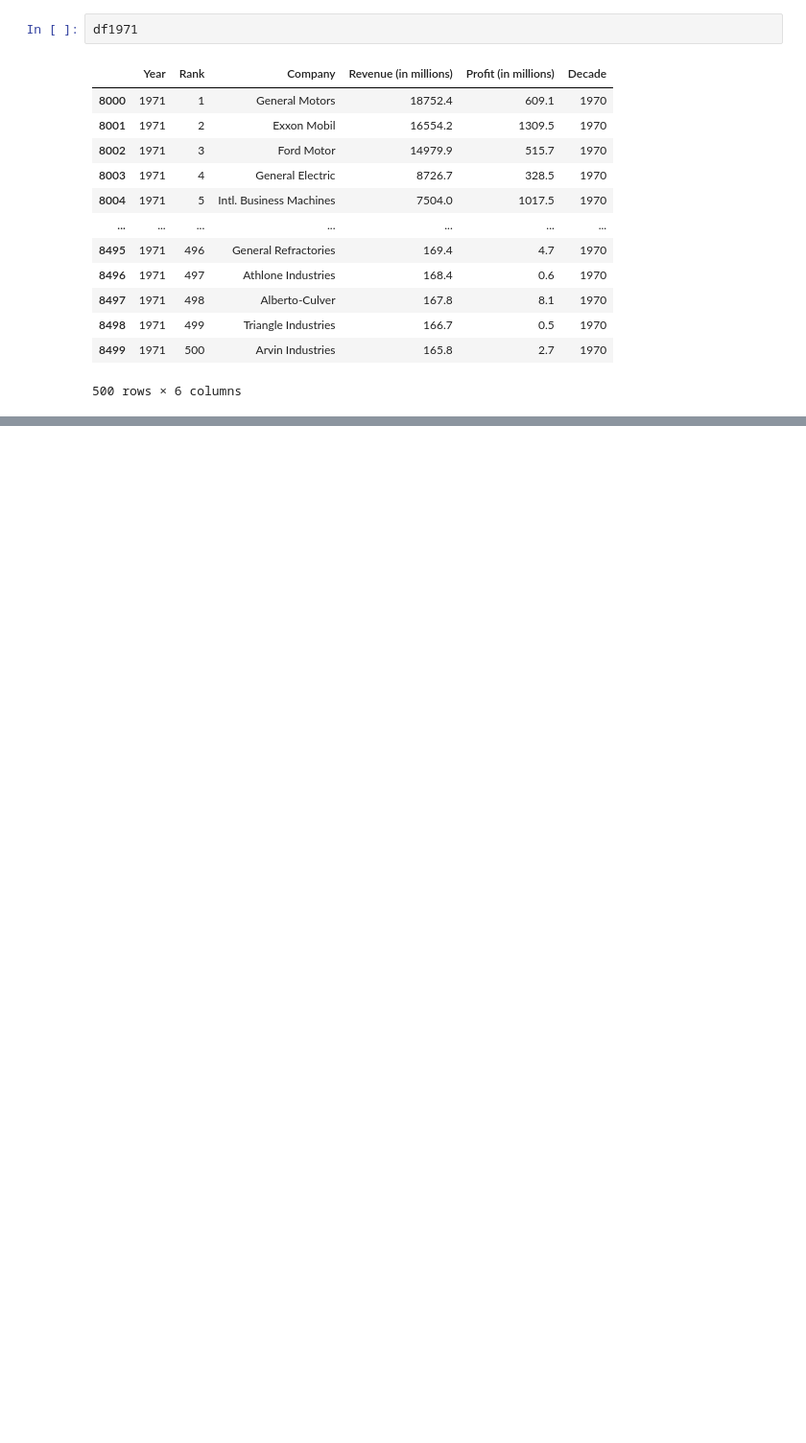
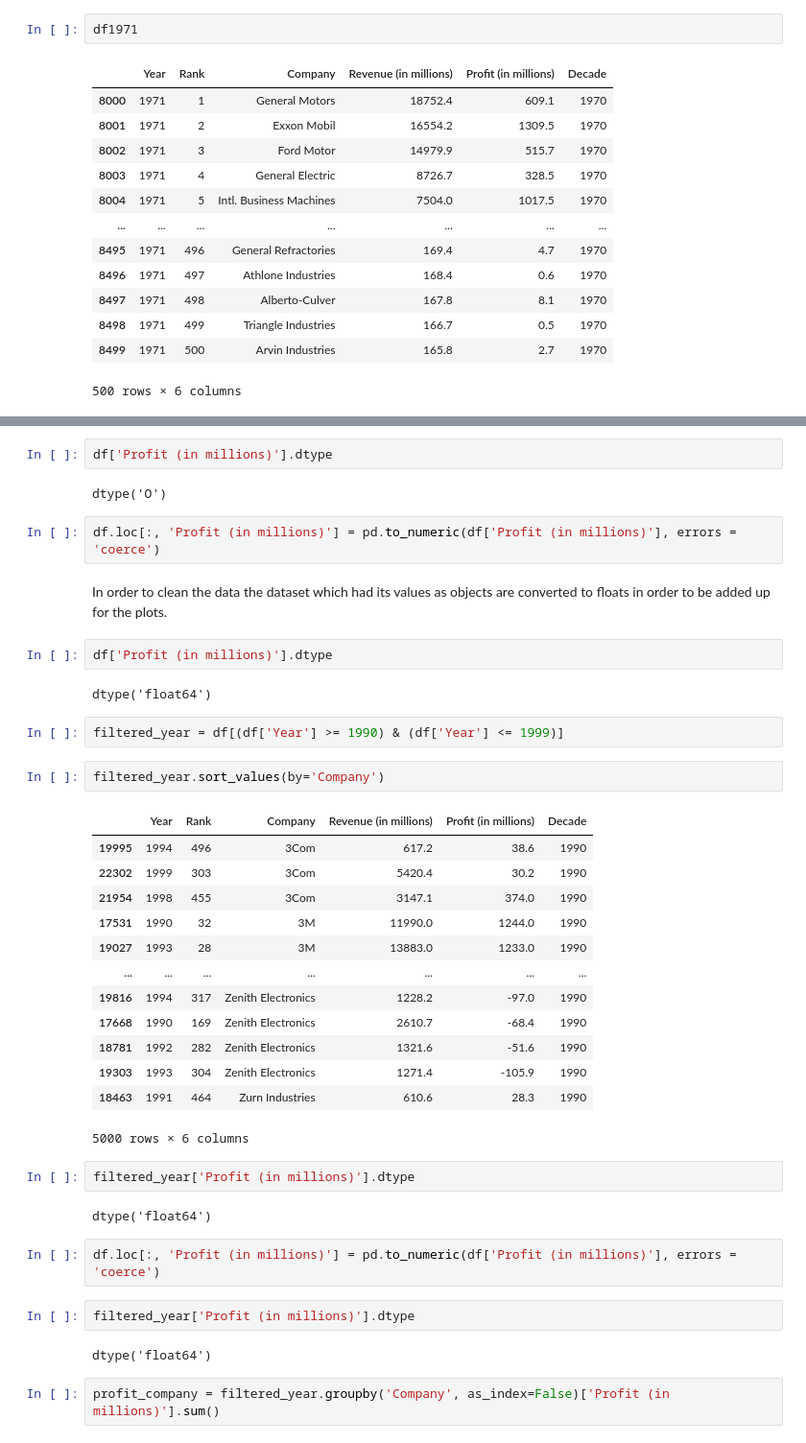
Before and after one commit to Rfg2048/DVC, a Jupyter notebook: DVC.ipynb, the cells around one changed output, grey strips where cells are left out. Shown at 96% size. Saved outputs shown, nothing was run; the diff lists cells and outputs as text; blank space fills up the shorter version.

```diff
--- a/DVC.ipynb
+++ b/DVC.ipynb
@@ -135,0 +171,42 @@ df1971
+# %%
+df['Profit (in millions)'].dtype
+# %% [output]
+dtype('O')
+# %%
+df.loc[:, 'Profit (in millions)'] = pd.to_numeric(df['Profit (in millions)'], errors = 'coerce')
+# %% [markdown]
+In order to clean the data the dataset which had its values as objects are converted to floats in order to be added up for the plots.
+# %%
+df['Profit (in millions)'].dtype
+# %% [output]
+dtype('float64')
+# %%
+filtered_year = df[(df['Year'] >= 1990) & (df['Year'] <= 1999)]
+# %%
+filtered_year.sort_values(by='Company')
+# %% [output]
+|  | Year | Rank | Company | Revenue (in millions) | Profit (in millions) | Decade |
+| 19995 | 1994 | 496 | 3Com | 617.2 | 38.6 | 1990 |
+| 22302 | 1999 | 303 | 3Com | 5420.4 | 30.2 | 1990 |
+| 21954 | 1998 | 455 | 3Com | 3147.1 | 374.0 | 1990 |
+| 17531 | 1990 | 32 | 3M | 11990.0 | 1244.0 | 1990 |
+| 19027 | 1993 | 28 | 3M | 13883.0 | 1233.0 | 1990 |
+| ... | ... | ... | ... | ... | ... | ... |
+| 19816 | 1994 | 317 | Zenith Electronics | 1228.2 | -97.0 | 1990 |
+| 17668 | 1990 | 169 | Zenith Electronics | 2610.7 | -68.4 | 1990 |
+| 18781 | 1992 | 282 | Zenith Electronics | 1321.6 | -51.6 | 1990 |
+| 19303 | 1993 | 304 | Zenith Electronics | 1271.4 | -105.9 | 1990 |
+| 18463 | 1991 | 464 | Zurn Industries | 610.6 | 28.3 | 1990 |
+5000 rows × 6 columns
+# %%
+filtered_year['Profit (in millions)'].dtype
+# %% [output]
+dtype('float64')
+# %%
+df.loc[:, 'Profit (in millions)'] = pd.to_numeric(df['Profit (in millions)'], errors = 'coerce')
+# %%
+filtered_year['Profit (in millions)'].dtype
+# %% [output]
+dtype('float64')
+# %%
+profit_company = filtered_year.groupby('Company', as_index=False)['Profit (in millions)'].sum()
```
Also changed, not shown: parts of 20 cells of this notebook.
